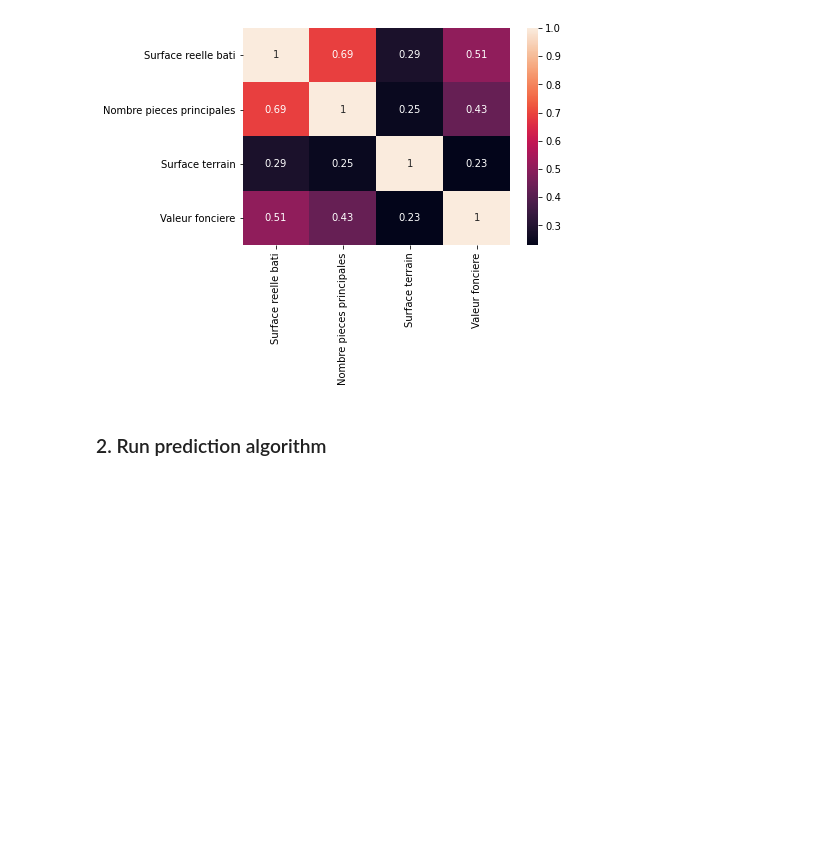
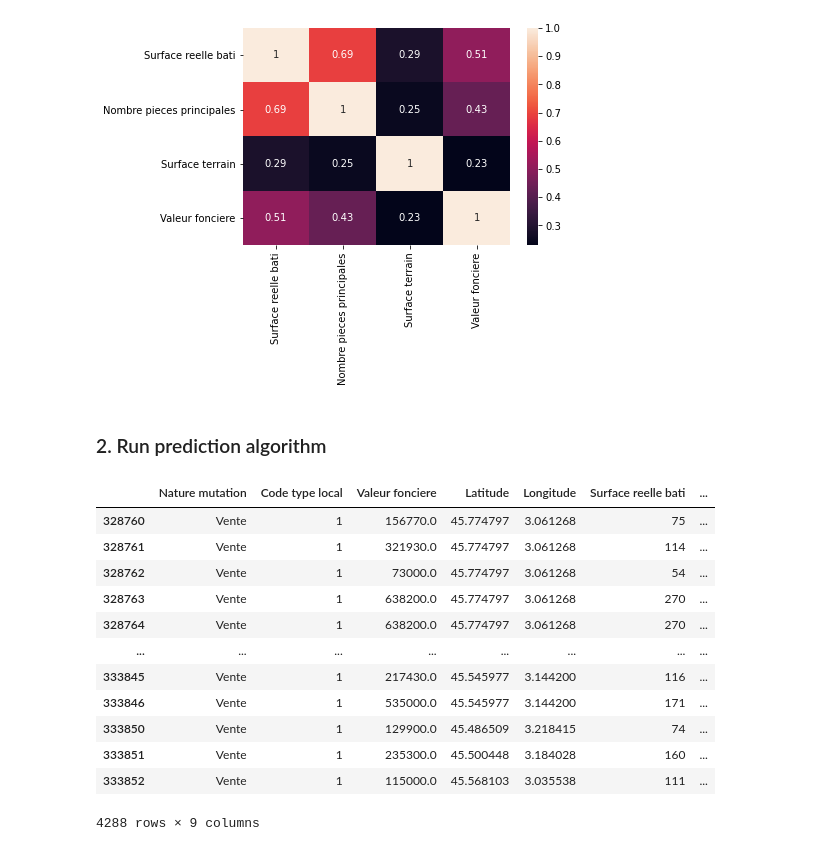
Before and after one commit to IssamBouzidi/Immothep, a Jupyter notebook: src/4-test_prediction.ipynb, the cells around one changed output. Drawn from its saved outputs; the diff is of its cells as text; code cells hidden in the pictures; blank space fills up the shorter version.

```diff
--- a/src/4-test_prediction.ipynb
+++ b/src/4-test_prediction.ipynb
@@ -38,6 +39,23 @@ number of anomalies found : 429
 [figure]
 # %% [markdown]
 ### 2. Run prediction algorithm
+# %%
+u = data_selec_help.list_cities_around_insee_code(insee, property_type, range)
+u
+# %% [output]
+|  | Nature mutation | Code type local | Valeur fonciere | Latitude | Longitude | Surface reelle bati | ... |
+| 328760 | Vente | 1 | 156770.0 | 45.774797 | 3.061268 | 75 | ... |
+| 328761 | Vente | 1 | 321930.0 | 45.774797 | 3.061268 | 114 | ... |
+| 328762 | Vente | 1 | 73000.0 | 45.774797 | 3.061268 | 54 | ... |
+| 328763 | Vente | 1 | 638200.0 | 45.774797 | 3.061268 | 270 | ... |
+| 328764 | Vente | 1 | 638200.0 | 45.774797 | 3.061268 | 270 | ... |
+| ... | ... | ... | ... | ... | ... | ... | ... |
+| 333845 | Vente | 1 | 217430.0 | 45.545977 | 3.144200 | 116 | ... |
+| 333846 | Vente | 1 | 535000.0 | 45.545977 | 3.144200 | 171 | ... |
+| 333850 | Vente | 1 | 129900.0 | 45.486509 | 3.218415 | 74 | ... |
+| 333851 | Vente | 1 | 235300.0 | 45.500448 | 3.184028 | 160 | ... |
+| 333852 | Vente | 1 | 115000.0 | 45.568103 | 3.035538 | 111 | ... |
+4288 rows × 9 columns
 # %%
 result = predictor.estimate_property(insee, range, property_type, surface, ground, nb_rooms)
 
```
Also changed, not shown: parts of 3 cells of this notebook, 2 other files.
